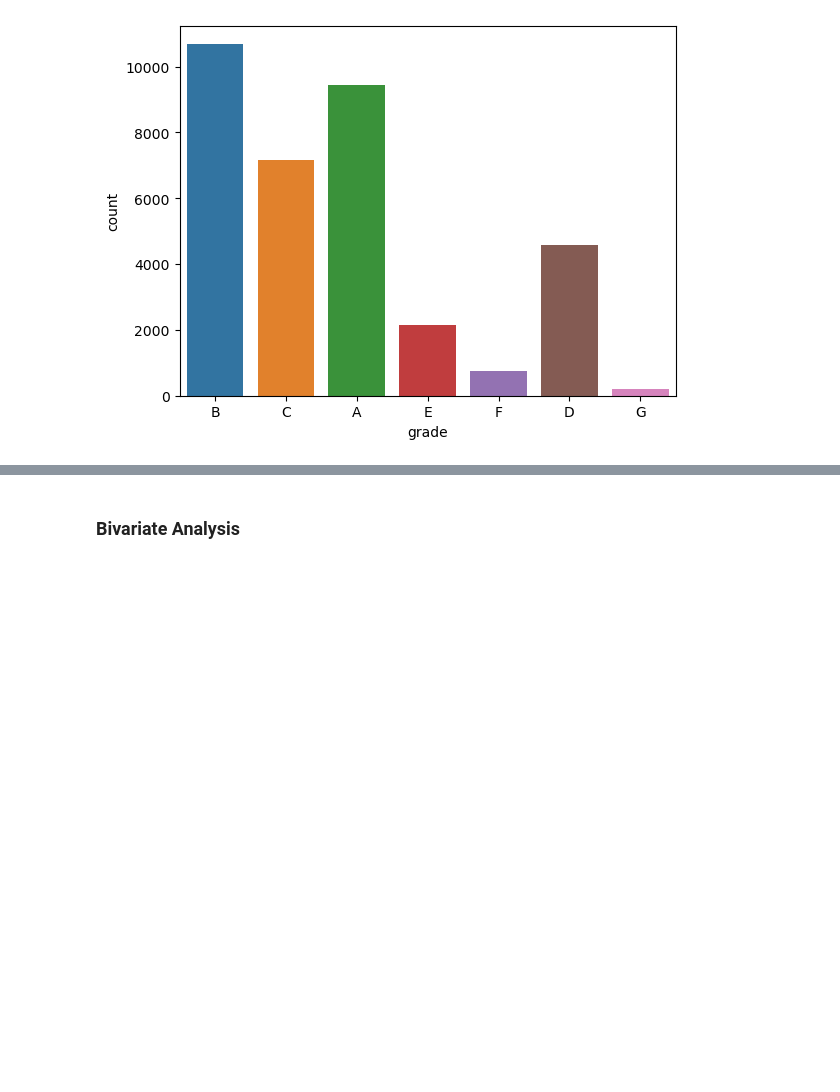
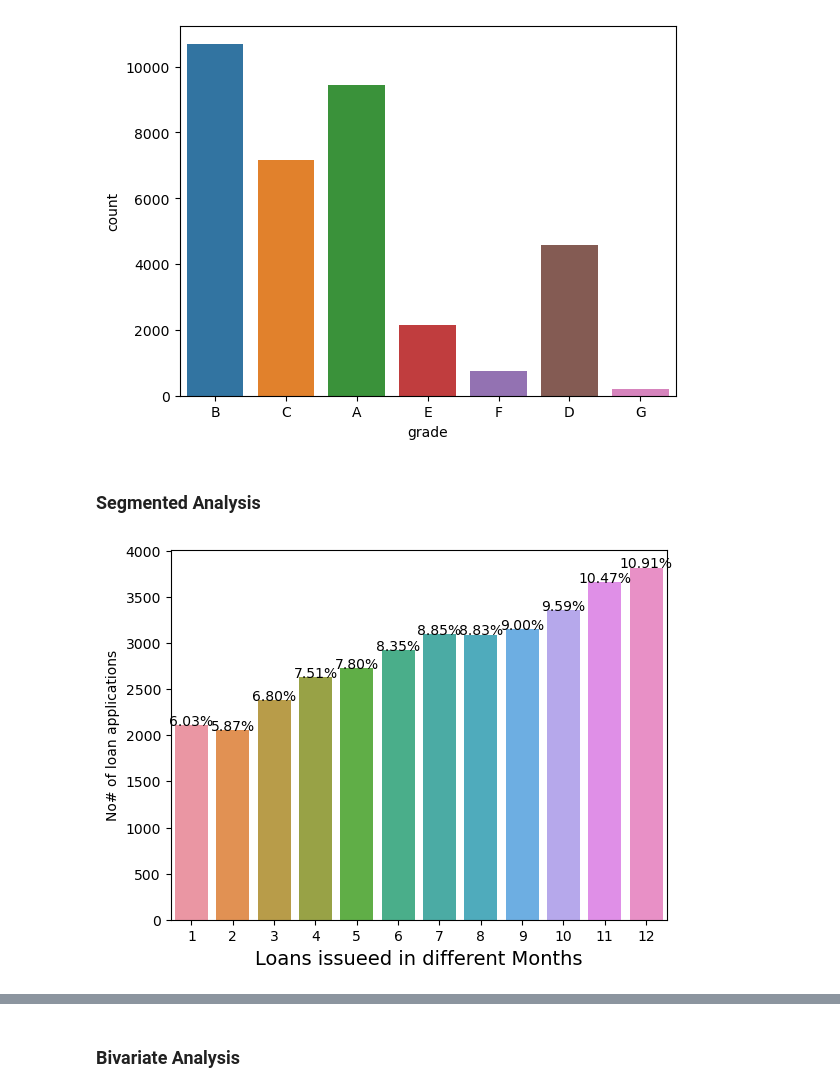
Before and after one commit to Aswani-ReddyKV/LendingClubCaseStudy, a Jupyter notebook: LendingClubCaseStudy.ipynb, the cells around one changed output, grey strips where cells are left out. Cells and saved outputs as stored; diff of their text form; code cells hidden in the pictures; blank space fills up the shorter version.

Commit message:
Added segmeneted analysis feature

```diff
--- a/LendingClubCaseStudy.ipynb
+++ b/LendingClubCaseStudy.ipynb
@@ -225,6 +225,10 @@ last_pymnt_amnt            float64
 last_credit_pull_d          string
 pub_rec_bankruptcies       float64
 dtype: object
+# %%
+lendingDF['issue_d'] = pd.to_datetime(lendingDF['issue_d'],  format='%b-%y')
+lendingDF['MonthOfIssue'] = lendingDF['issue_d'].dt.month
+lendingDF['YearOfIssue'] = lendingDF['issue_d'].dt.year
 # %% [markdown]
 Do check for outliers on 'loan_amnt', 'funded_amnt', 'funded_amnt_inv', and 'annual_inc'
 # %%
@@ -382,3 +386,20 @@ sns.countplot(x ='grade', data = lendingDF)
 plt.show()
 # %% [output]
 [figure]
+# %% [markdown]
+### Segmented Analysis
+# %%
+segmented_col = ['MonthOfIssue']
+total_rows = lendingDF.shape[0]
+pltAxes = sns.countplot(x = lendingDF[segmented_col[0]])
+pltAxes.set_xlabel('Loans issueed in different Months',fontsize=14)
+pltAxes.set_ylabel('No# of loan applications')
+for p in pltAxes.patches:
+    height = p.get_height()
+    if np.isnan(height):
+        height=0
+    pltAxes.text(p.get_x()+p.get_width()/2., height, '{:1.2f}%'.format((height/total_rows)*100), ha="center")
+
+plt.show()
+# %% [output]
+[figure, added]
```
Also changed, not shown: parts of 3 cells of this notebook.
